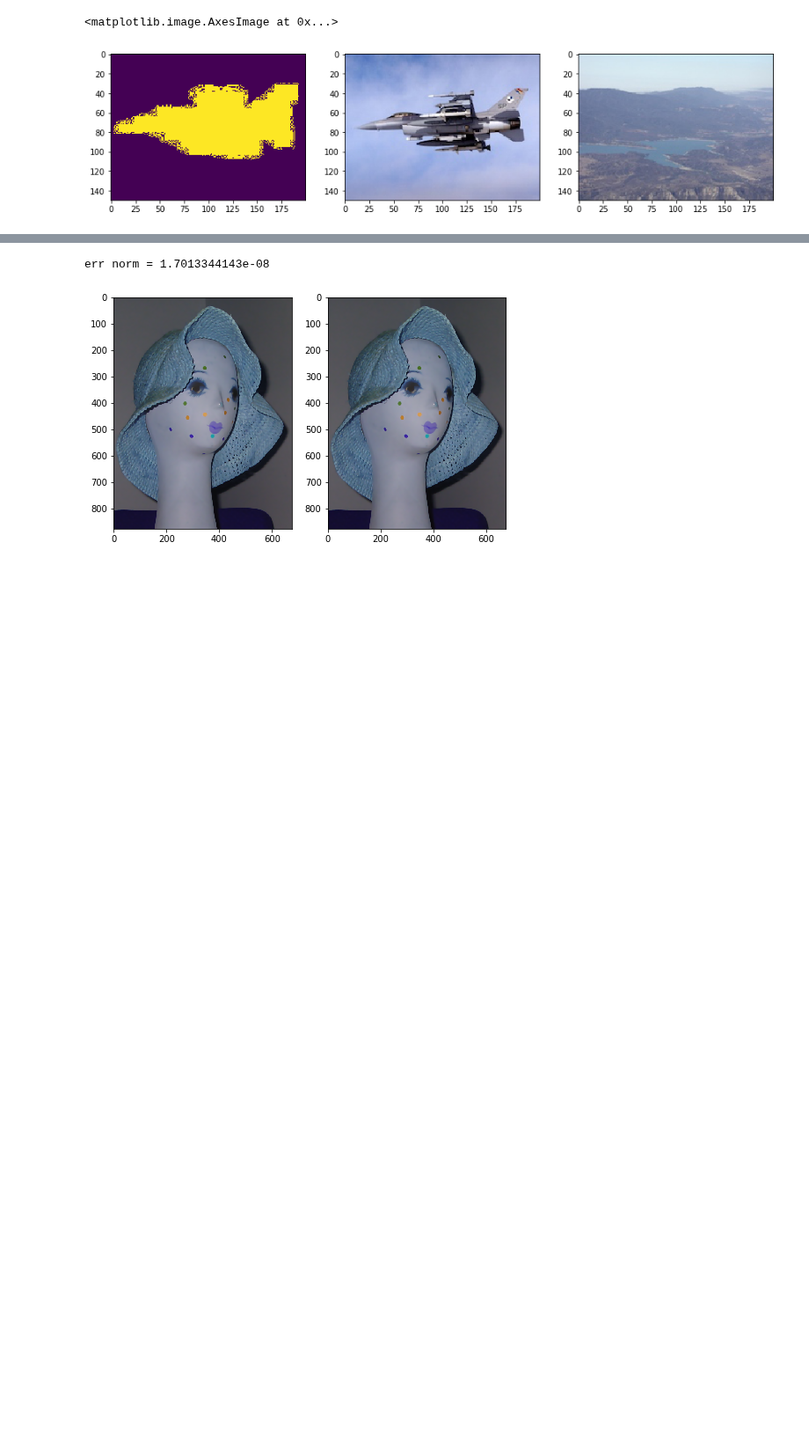
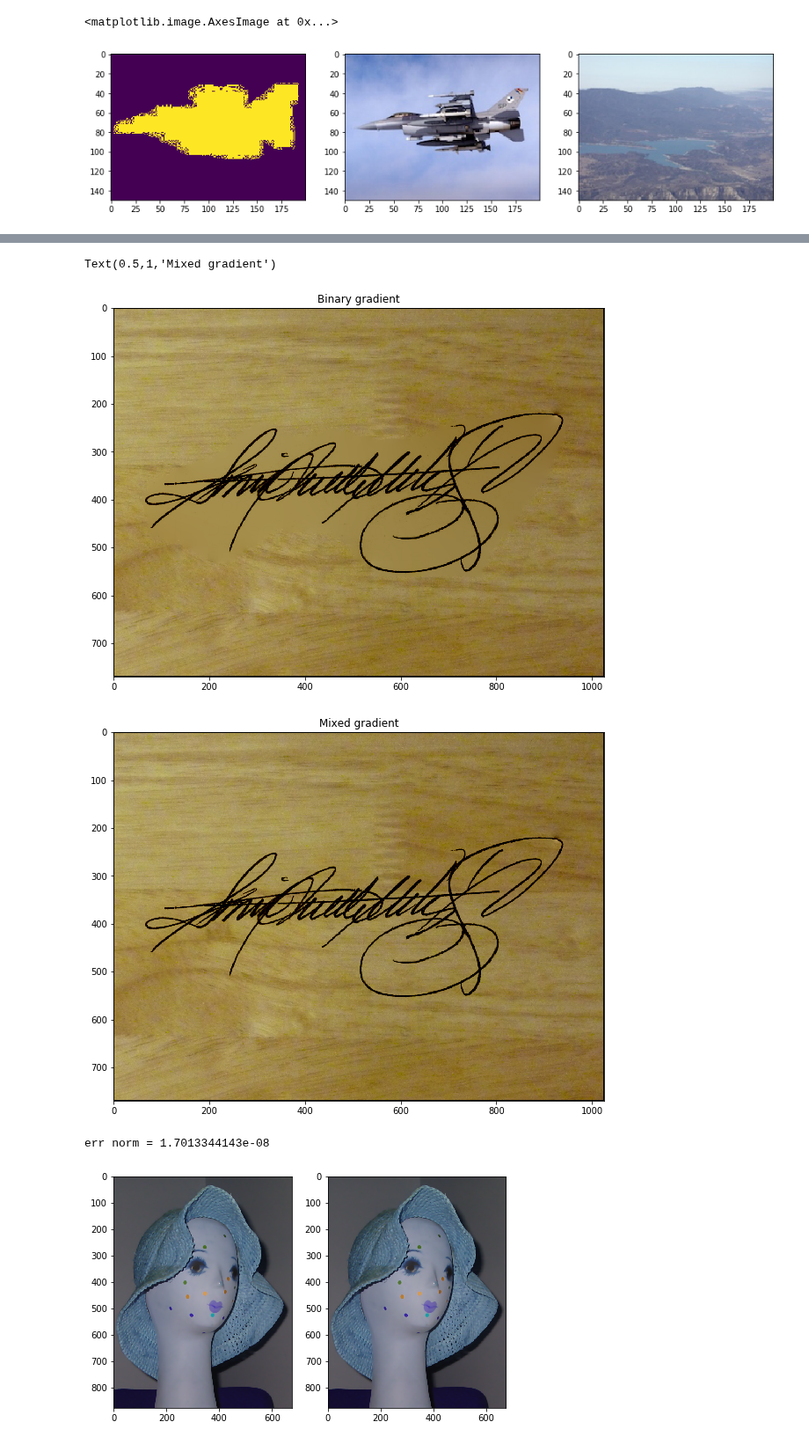
Before and after one commit to longle2718/fundaCS, a Jupyter notebook: poissonImg/poissonImg.ipynb, the cells around one changed output, grey strips where cells are left out. Shown at 88% size. Cells and saved outputs as stored; diff of their text form; code cells hidden in the pictures; blank space fills up the shorter version.

```diff
--- a/poissonImg/poissonImg.ipynb
+++ b/poissonImg/poissonImg.ipynb
@@ -51,3 +79,50 @@ plt.imshow(img_clone)
+# %%
+im_dst = np.pad(im_dst,((1,1),(1,1),(0,0)),'constant')
+im_src = np.pad(im_src,((1,1),(1,1),(0,0)),'constant')
+im_mask = np.pad(im_mask,((1,1),(1,1)),'edge')
+
+H,W,C = im_dst.shape
+im_bin = np.zeros((H,W,C))
+im_mix = np.zeros((H,W,C))
+for k in range(C):
+    # compute gradient
+    gx_dst,gy_dst = poissonImg.imgradient(im_dst[:,:,k])
+    gx_src,gy_src = poissonImg.imgradient(im_src[:,:,k])
+
+    # binary gradient
+    gx_bin = np.array(gx_dst)
+    gy_bin = np.array(gy_dst)
+    gx_bin[im_mask == 255.] = gx_src[im_mask == 255.]
+    gy_bin[im_mask == 255.] = gy_src[im_mask == 255.]
+
+    # mixed gradiend
+    gMag_dst = np.sqrt(gx_dst**2+gy_dst**2)
+    gMag_src = np.sqrt(gx_src**2+gy_src**2)
+    gx_mag = np.array(gx_src)
+    gy_mag = np.array(gy_src)
+    gx_mag[gMag_dst > gMag_src] = gx_dst[gMag_dst > gMag_src]
+    gy_mag[gMag_dst > gMag_src] = gy_dst[gMag_dst > gMag_src]
+
+    gx_mix = np.array(gx_dst)
+    gy_mix = np.array(gy_dst)
+    gx_mix[im_mask == 255.] = gx_mag[im_mask == 255.]
+    gy_mix[im_mask == 255.] = gy_mag[im_mask == 255.]
+
+    # inverse gradient
+    im_bin[:,:,k] = poissonImg.invgrad(gx_bin,gy_bin,np.zeros((H,W)))
+    im_mix[:,:,k] = poissonImg.invgrad(gx_mix,gy_mix,np.zeros((H,W)))
+# %%
+plt.figure(figsize=(10,10))
+plt.imshow(im_bin[:,:,::-1]/255)
+plt.title('Binary gradient')
+
+plt.figure(figsize=(10,10))
+plt.imshow(im_mix[:,:,::-1]/255)
+plt.title('Mixed gradient')
+# %% [output]
+Text(0.5,1,'Mixed gradient')
+[figure, added]
+[figure, added]
 # %%
 # gradient image inversion
 # reference: http://www.amitkagrawal.com/cvpr06/EdgeSuppression.html
```
Also changed, not shown: parts of 3 cells of this notebook, 3 other files.
